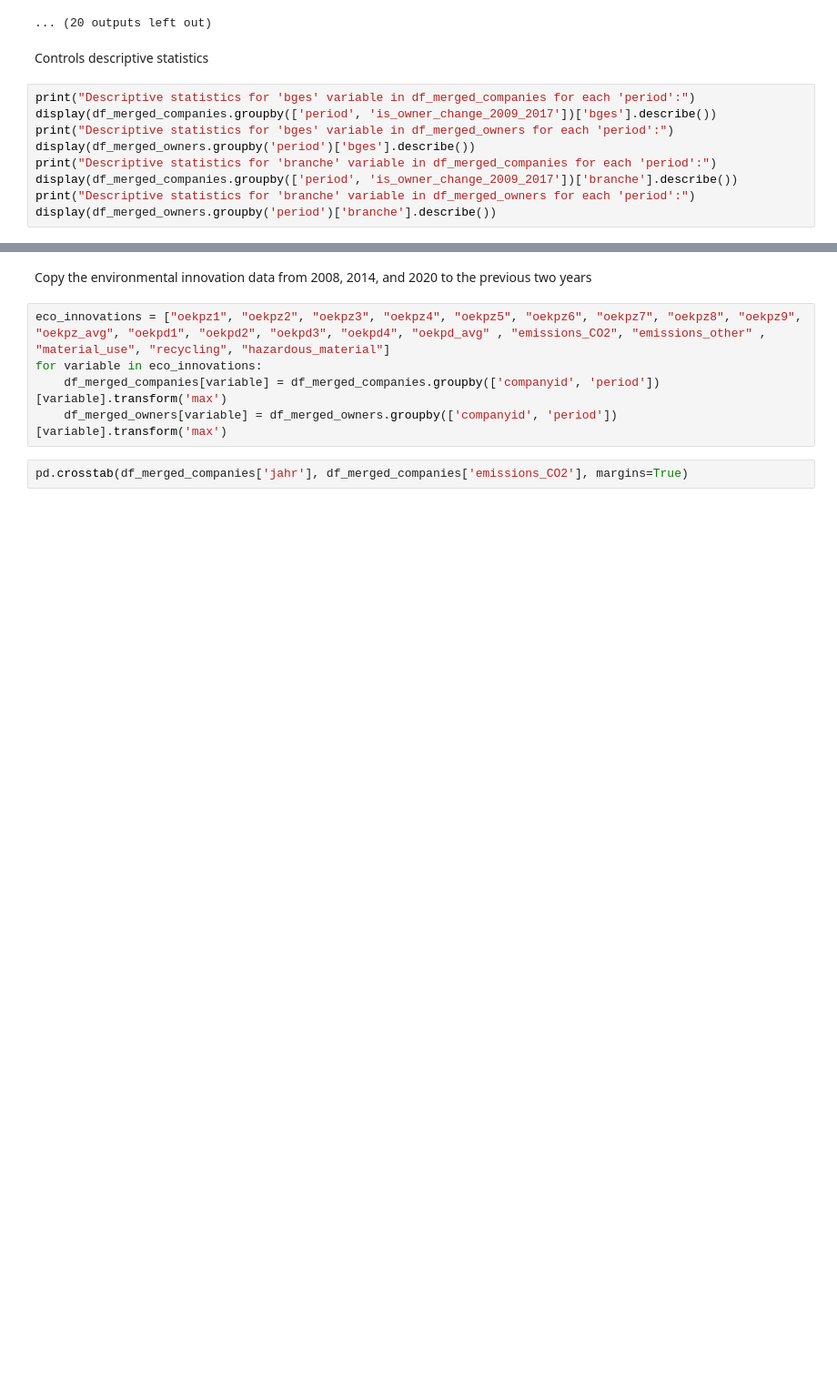
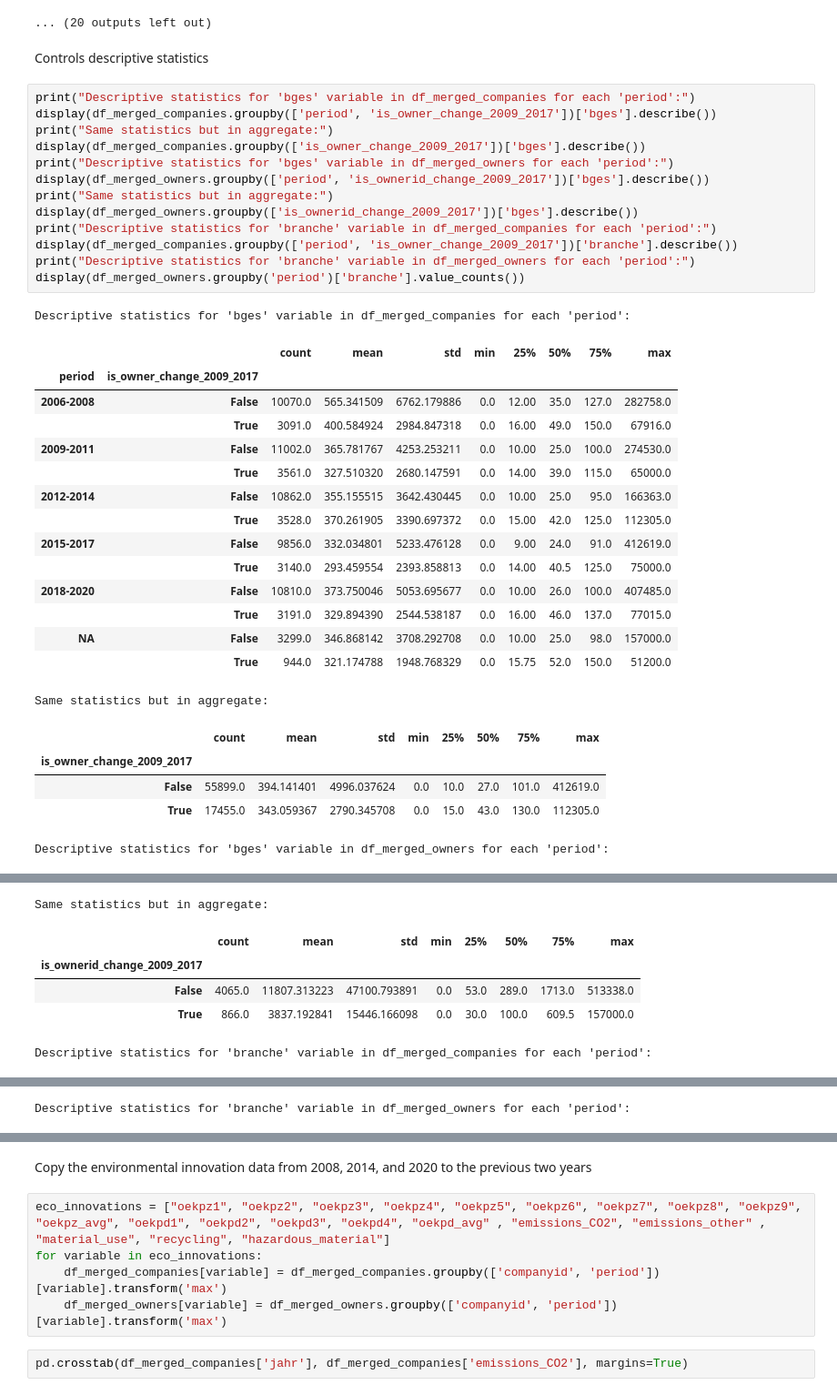
Before and after one commit to lucasanolte/bachelorarbeit, a Jupyter notebook: MIP_descriptive.ipynb, the cells around one changed output, grey strips where cells are left out. Shown at 91% size. Cells and saved outputs as stored; diff of their text form; blank space fills up the shorter version.

```diff
--- a/MIP_descriptive.ipynb
+++ b/MIP_descriptive.ipynb
@@ -180,9 +198,35 @@ Controls descriptive statistics
 # %%
 print("Descriptive statistics for 'bges' variable in df_merged_companies for each 'period':")
 display(df_merged_companies.groupby(['period', 'is_owner_change_2009_2017'])['bges'].describe())
+print("Same statistics but in aggregate:")
+display(df_merged_companies.groupby(['is_owner_change_2009_2017'])['bges'].describe())
 print("Descriptive statistics for 'bges' variable in df_merged_owners for each 'period':")
-display(df_merged_owners.groupby('period')['bges'].describe())
+display(df_merged_owners.groupby(['period', 'is_ownerid_change_2009_2017'])['bges'].describe())
+print("Same statistics but in aggregate:")
+display(df_merged_owners.groupby(['is_ownerid_change_2009_2017'])['bges'].describe())
 print("Descriptive statistics for 'branche' variable in df_merged_companies for each 'period':")
 display(df_merged_companies.groupby(['period', 'is_owner_change_2009_2017'])['branche'].describe())
 print("Descriptive statistics for 'branche' variable in df_merged_owners for each 'period':")
-display(df_merged_owners.groupby('period')['branche'].describe())
+display(df_merged_owners.groupby('period')['branche'].value_counts())
+# %% [output]
+Descriptive statistics for 'bges' variable in df_merged_companies for each 'period':
+|  |  | count | mean | std | min | 25% | 50% | 75% | max |
+| period | is_owner_change_2009_2017 |  |  |  |  |  |  |  |  |
+| 2006-2008 | False | 10070.0 | 565.341509 | 6762.179886 | 0.0 | 12.00 | 35.0 | 127.0 | 282758.0 |
+|  | True | 3091.0 | 400.584924 | 2984.847318 | 0.0 | 16.00 | 49.0 | 150.0 | 67916.0 |
+| 2009-2011 | False | 11002.0 | 365.781767 | 4253.253211 | 0.0 | 10.00 | 25.0 | 100.0 | 274530.0 |
+|  | True | 3561.0 | 327.510320 | 2680.147591 | 0.0 | 14.00 | 39.0 | 115.0 | 65000.0 |
+| 2012-2014 | False | 10862.0 | 355.155515 | 3642.430445 | 0.0 | 10.00 | 25.0 | 95.0 | 166363.0 |
+|  | True | 3528.0 | 370.261905 | 3390.697372 | 0.0 | 15.00 | 42.0 | 125.0 | 112305.0 |
+| 2015-2017 | False | 9856.0 | 332.034801 | 5233.476128 | 0.0 | 9.00 | 24.0 | 91.0 | 412619.0 |
+|  | True | 3140.0 | 293.459554 | 2393.858813 | 0.0 | 14.00 | 40.5 | 125.0 | 75000.0 |
+| 2018-2020 | False | 10810.0 | 373.750046 | 5053.695677 | 0.0 | 10.00 | 26.0 | 100.0 | 407485.0 |
+|  | True | 3191.0 | 329.894390 | 2544.538187 | 0.0 | 16.00 | 46.0 | 137.0 | 77015.0 |
+| NA | False | 3299.0 | 346.868142 | 3708.292708 | 0.0 | 10.00 | 25.0 | 98.0 | 157000.0 |
+|  | True | 944.0 | 321.174788 | 1948.768329 | 0.0 | 15.75 | 52.0 | 150.0 | 51200.0 |
+Same statistics but in aggregate:
+|  | count | mean | std | min | 25% | 50% | 75% | max |
+| is_owner_change_2009_2017 |  |  |  |  |  |  |  |  |
+| False | 55899.0 | 394.141401 | 4996.037624 | 0.0 | 10.0 | 27.0 | 101.0 | 412619.0 |
+| True | 17455.0 | 343.059367 | 2790.345708 | 0.0 | 15.0 | 43.0 | 130.0 | 112305.0 |
+Descriptive statistics for 'bges' variable in df_merged_owners for each 'period':
@@ -188,0 +247,6 @@ display(df_merged_owners.groupby('period')['branche'].describe())
+Same statistics but in aggregate:
+|  | count | mean | std | min | 25% | 50% | 75% | max |
+| is_ownerid_change_2009_2017 |  |  |  |  |  |  |  |  |
+| False | 4065.0 | 11807.313223 | 47100.793891 | 0.0 | 53.0 | 289.0 | 1713.0 | 513338.0 |
+| True | 866.0 | 3837.192841 | 15446.166098 | 0.0 | 30.0 | 100.0 | 609.5 | 157000.0 |
+Descriptive statistics for 'branche' variable in df_merged_companies for each 'period':
@@ -188,0 +267 @@ display(df_merged_owners.groupby('period')['branche'].describe())
+Descriptive statistics for 'branche' variable in df_merged_owners for each 'period':
```
Also changed, not shown: parts of 3 cells of this notebook, 1 other file.
